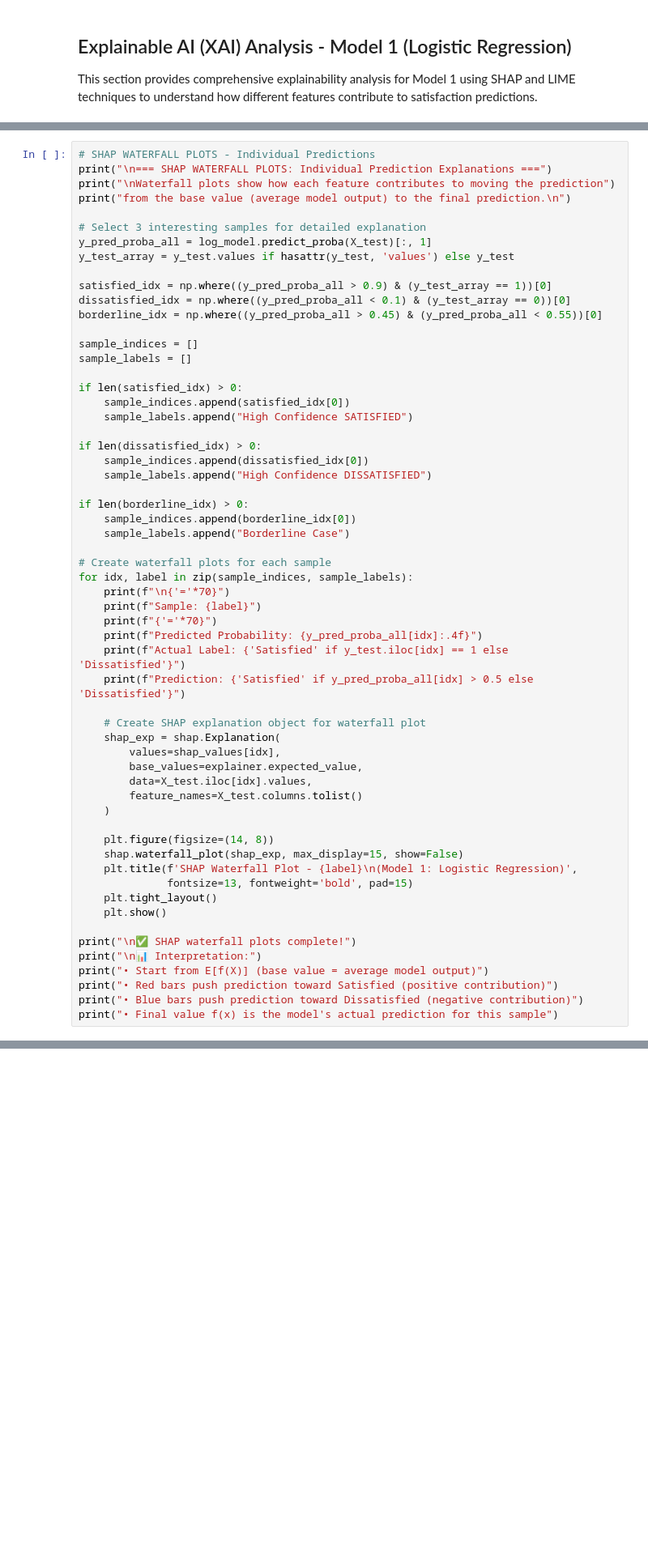
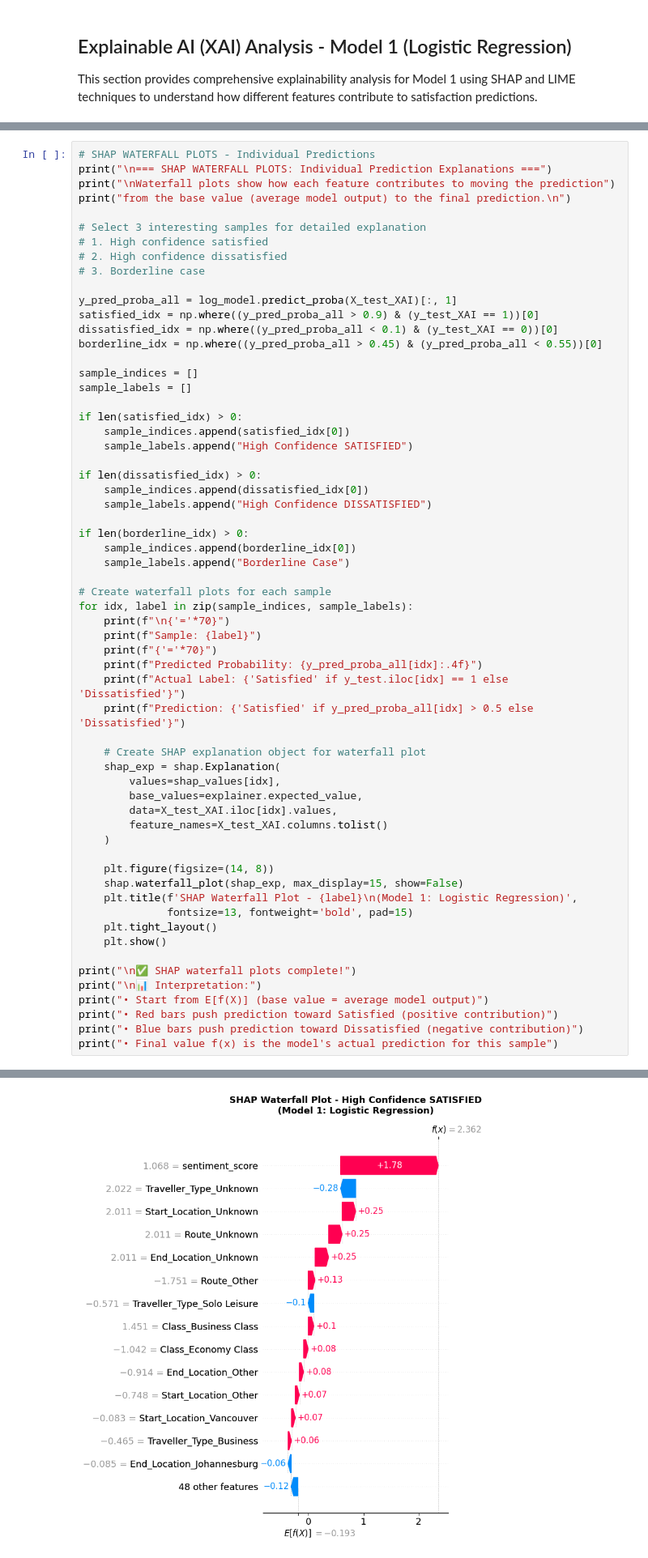
Before and after one commit to omarezzat2011/ACL2_Project, a Jupyter notebook: ACL_project_F.ipynb, the cells around one changed output, grey strips where cells are left out. Shown at 81% size. Drawn from its saved outputs; the diff is of its cells as text; blank space fills up the shorter version.

```diff
--- a/ACL_project_F.ipynb
+++ b/ACL_project_F.ipynb
@@ -1660,11 +2222,13 @@ print("\nWaterfall plots show how each feature contributes to moving the predict
 print("from the base value (average model output) to the final prediction.\n")
 
 # Select 3 interesting samples for detailed explanation
-y_pred_proba_all = log_model.predict_proba(X_test)[:, 1]
-y_test_array = y_test.values if hasattr(y_test, 'values') else y_test
+# 1. High confidence satisfied
+# 2. High confidence dissatisfied
+# 3. Borderline case
 
-satisfied_idx = np.where((y_pred_proba_all > 0.9) & (y_test_array == 1))[0]
-dissatisfied_idx = np.where((y_pred_proba_all < 0.1) & (y_test_array == 0))[0]
+y_pred_proba_all = log_model.predict_proba(X_test_XAI)[:, 1]
+satisfied_idx = np.where((y_pred_proba_all > 0.9) & (y_test_XAI == 1))[0]
+dissatisfied_idx = np.where((y_pred_proba_all < 0.1) & (y_test_XAI == 0))[0]
 borderline_idx = np.where((y_pred_proba_all > 0.45) & (y_pred_proba_all < 0.55))[0]
 
 sample_indices = []
@@ -1695,8 +2259,8 @@ for idx, label in zip(sample_indices, sample_labels):
     shap_exp = shap.Explanation(
         values=shap_values[idx],
         base_values=explainer.expected_value,
-        data=X_test.iloc[idx].values,
-        feature_names=X_test.columns.tolist()
+        data=X_test_XAI.iloc[idx].values,
+        feature_names=X_test_XAI.columns.tolist()
     )
 
     plt.figure(figsize=(14, 8))
@@ -1712,3 +2276,4 @@ print("• Start from E[f(X)] (base value = average model output)")
 print("• Red bars push prediction toward Satisfied (positive contribution)")
 print("• Blue bars push prediction toward Dissatisfied (negative contribution)")
 print("• Final value f(x) is the model's actual prediction for this sample")
+# %% [output]
@@ -1714,0 +2292 @@ print("• Final value f(x) is the model's actual prediction for this sample")
+[figure, added]
```
Also changed, not shown: parts of 35 cells of this notebook.
